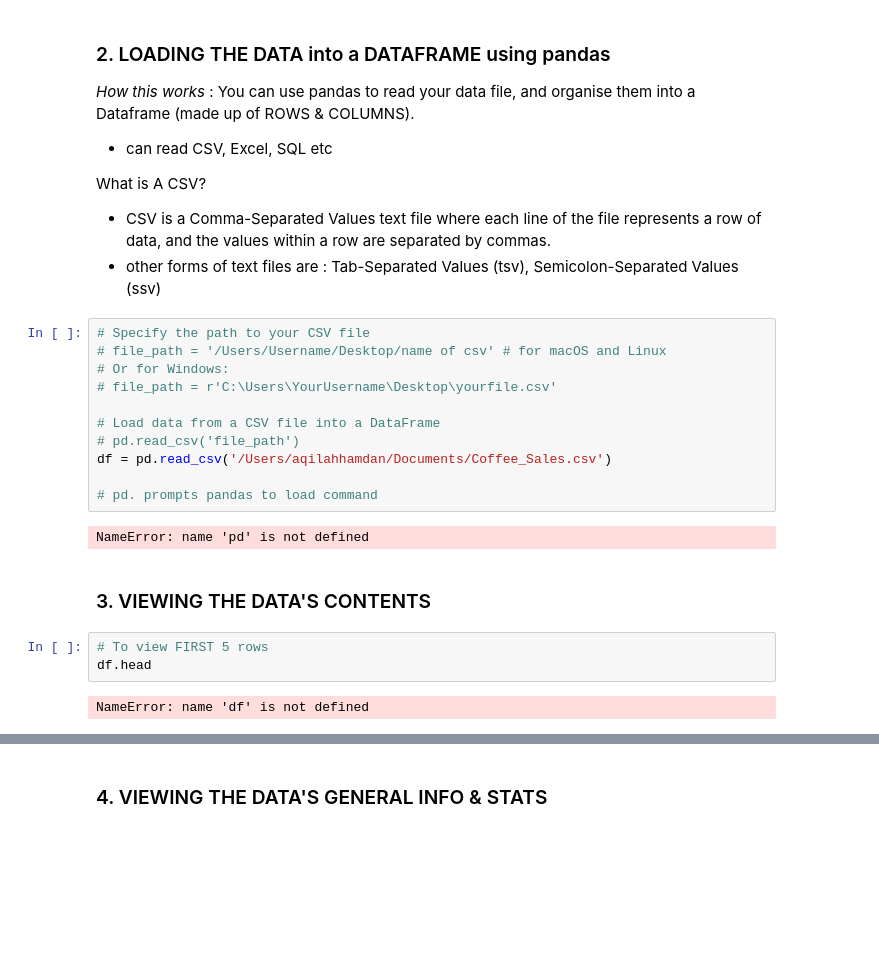
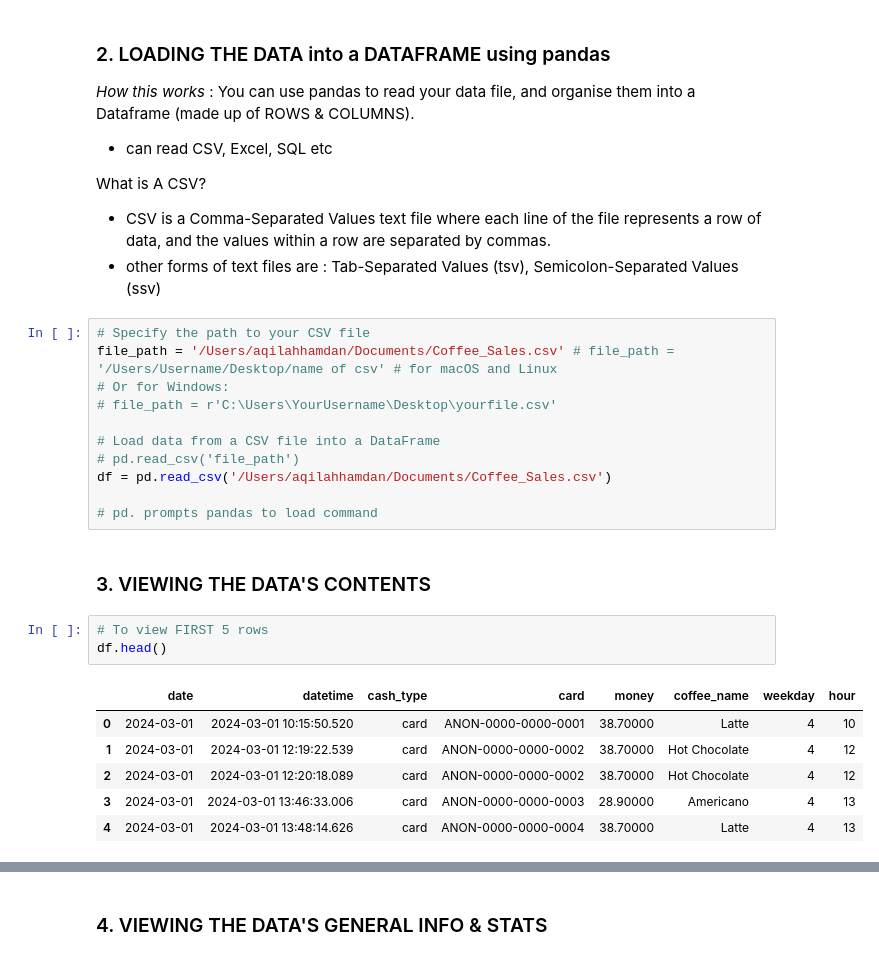
Before and after one commit to pavlovd0g/Aqilah-DAC-Curriculum, a Jupyter notebook: DAC-004_EDA/DAC-004_EDA_Session_1_Student_Copy.ipynb, the cells around one changed output, grey strips where cells are left out. Saved outputs shown, nothing was run; the diff lists cells and outputs as text; blank space fills up the shorter version.

```diff
--- a/DAC-004_EDA/DAC-004_EDA_Session_1_Student_Copy.ipynb
+++ b/DAC-004_EDA/DAC-004_EDA_Session_1_Student_Copy.ipynb
@@ -95,7 +95,7 @@ What is A CSV?
 - other forms of text files are : Tab-Separated Values (tsv), Semicolon-Separated Values (ssv)
 # %%
 # Specify the path to your CSV file
-# file_path = '/Users/Username/Desktop/name of csv' # for macOS and Linux
+file_path = '/Users/aqilahhamdan/Documents/Coffee_Sales.csv' # file_path = '/Users/Username/Desktop/name of csv' # for macOS and Linux
 # Or for Windows:
 # file_path = r'C:\Users\YourUsername\Desktop\yourfile.csv'
 
@@ -104,14 +104,17 @@ What is A CSV?
 df = pd.read_csv('/Users/aqilahhamdan/Documents/Coffee_Sales.csv')
 
 # pd. prompts pandas to load command
-# %% [output]
-NameError: name 'pd' is not defined
 # %% [markdown]
 ### 3. VIEWING THE DATA'S CONTENTS
 # %%
 # To view FIRST 5 rows
-df.head
+df.head()
 # %% [output]
-NameError: name 'df' is not defined
+|  | date | datetime | cash_type | card | money | coffee_name | weekday | hour |
+| 0 | 2024-03-01 | 2024-03-01 10:15:50.520 | card | ANON-0000-0000-0001 | 38.70000 | Latte | 4 | 10 |
+| 1 | 2024-03-01 | 2024-03-01 12:19:22.539 | card | ANON-0000-0000-0002 | 38.70000 | Hot Chocolate | 4 | 12 |
+| 2 | 2024-03-01 | 2024-03-01 12:20:18.089 | card | ANON-0000-0000-0002 | 38.70000 | Hot Chocolate | 4 | 12 |
+| 3 | 2024-03-01 | 2024-03-01 13:46:33.006 | card | ANON-0000-0000-0003 | 28.90000 | Americano | 4 | 13 |
+| 4 | 2024-03-01 | 2024-03-01 13:48:14.626 | card | ANON-0000-0000-0004 | 38.70000 | Latte | 4 | 13 |
 # %%
 # To view LAST 5 rows
```
Also changed, not shown: parts of 19 cells of this notebook, 4 other files.
